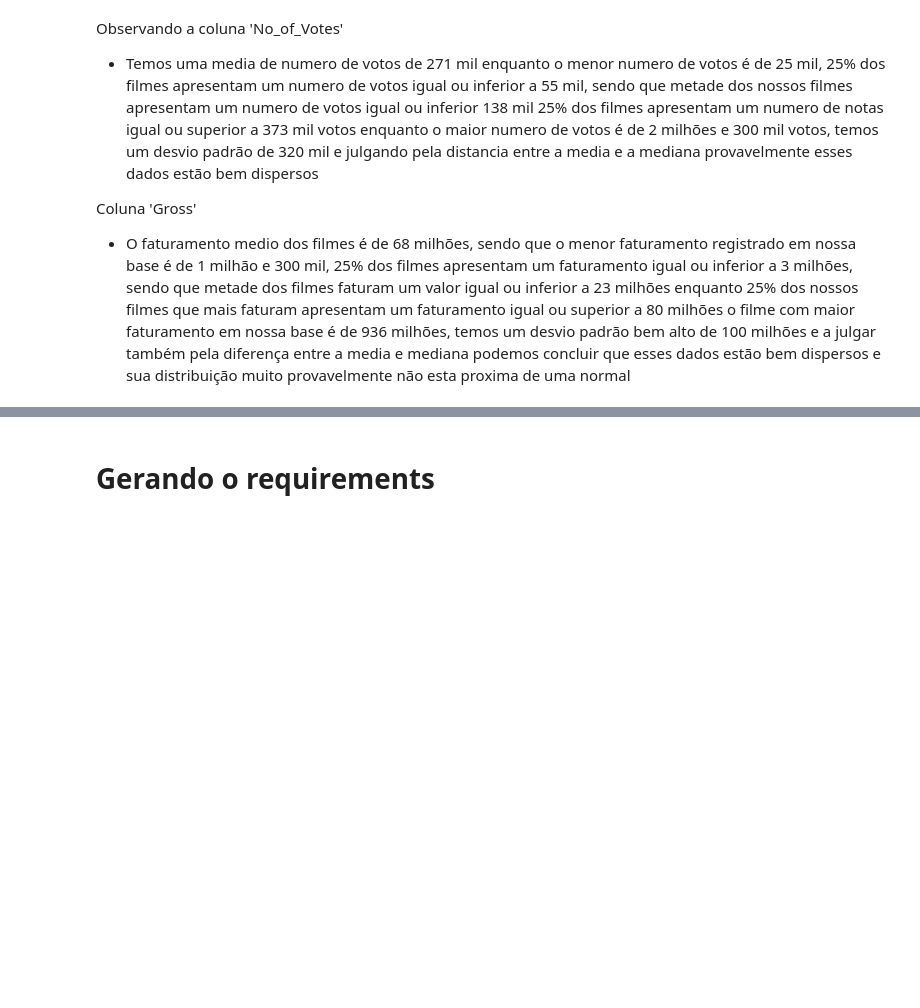
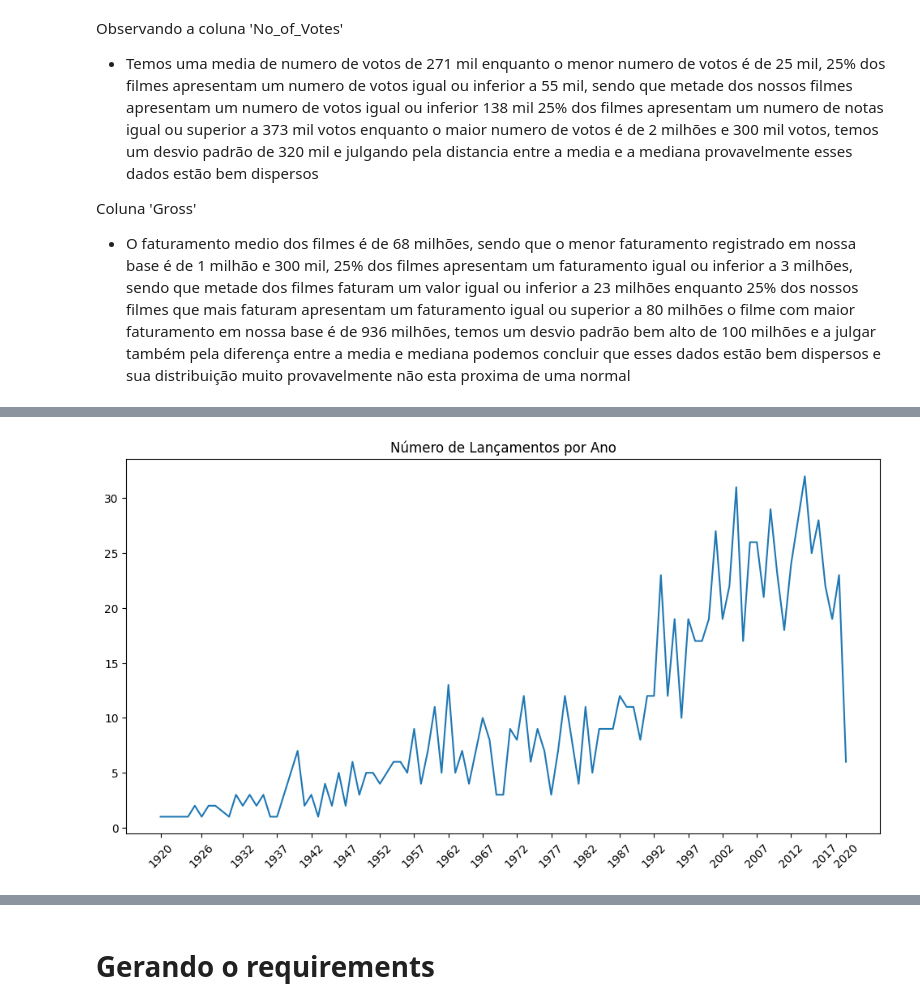
Before and after one commit to JosenildoJunior/Lh_desafio, a Jupyter notebook: Desafio_indicium.ipynb, the cells around one changed output, grey strips where cells are left out. Cells and saved outputs as stored; diff of their text form; code cells hidden in the pictures; blank space fills up the shorter version.

```diff
--- a/Desafio_indicium.ipynb
+++ b/Desafio_indicium.ipynb
@@ -386,0 +449,19 @@ Coluna 'Gross'
+# %%
+# Contando o número de lançamentos por ano
+year_counts = df['Released_Year'].value_counts().sort_index()
+
+# Plotando o gráfico de linha
+plt.figure(figsize=(12, 6))
+sns.lineplot(x=year_counts.index, y=year_counts.values)
+plt.xlabel('')
+plt.title('Número de Lançamentos por Ano')
+
+# Criando uma lista de rótulos para o eixo x a cada 5 anos e incluindo o último ano
+ticks = list(year_counts.index[::5])
+if year_counts.index[-1] not in ticks:
+    ticks.append(year_counts.index[-1])
+
+plt.xticks(ticks=ticks, rotation=45)
+plt.show()
+# %% [output]
+[figure, added]
```
Also changed, not shown: parts of 16 cells of this notebook.
